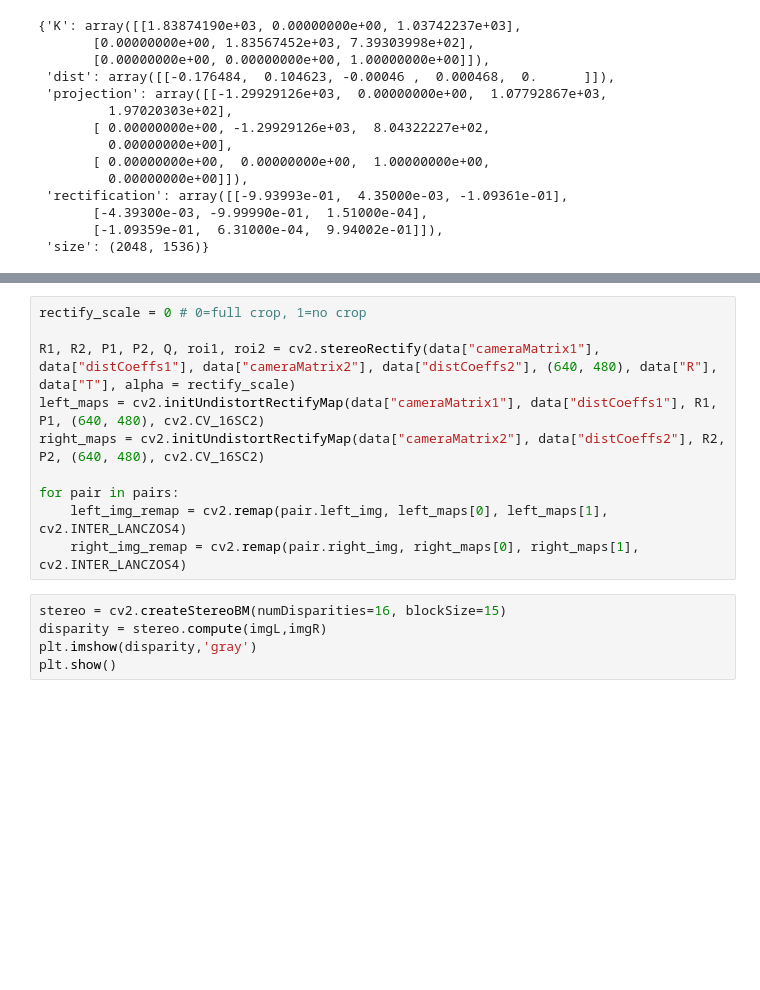
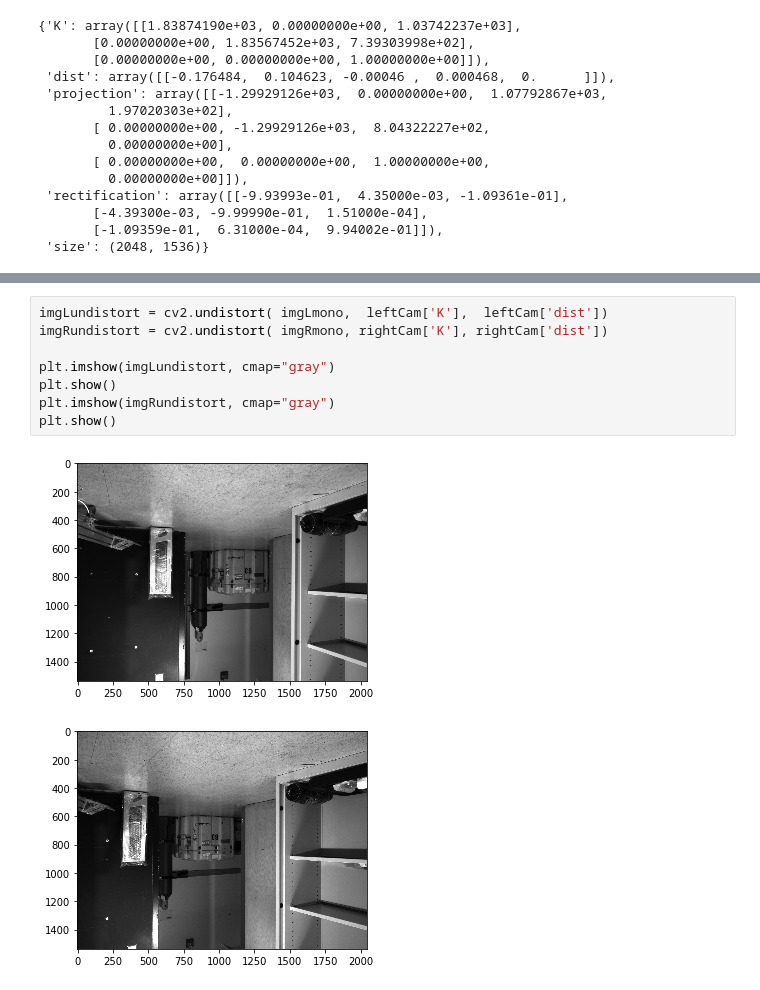
Before and after one commit to amarburg/stereo_disparity_mwe, a Jupyter notebook: Stereo Disparity.ipynb, the cells around one changed output, grey strips where cells are left out. Saved outputs shown, nothing was run; the diff lists cells and outputs as text; blank space fills up the shorter version.

Commit message:
Trying minimum working example of stereo disparity.

```diff
--- a/Stereo Disparity.ipynb
+++ b/Stereo Disparity.ipynb
@@ -62,15 +63,11 @@ pp.pprint(leftCam)
-# %%
-rectify_scale = 0 # 0=full crop, 1=no crop
-
-R1, R2, P1, P2, Q, roi1, roi2 = cv2.stereoRectify(data["cameraMatrix1"], data["distCoeffs1"], data["cameraMatrix2"], data["distCoeffs2"], (640, 480), data["R"], data["T"], alpha = rectify_scale)
-left_maps = cv2.initUndistortRectifyMap(data["cameraMatrix1"], data["distCoeffs1"], R1, P1, (640, 480), cv2.CV_16SC2)
-right_maps = cv2.initUndistortRectifyMap(data["cameraMatrix2"], data["distCoeffs2"], R2, P2, (640, 480), cv2.CV_16SC2)
-
-for pair in pairs:
-    left_img_remap = cv2.remap(pair.left_img, left_maps[0], left_maps[1], cv2.INTER_LANCZOS4)
-    right_img_remap = cv2.remap(pair.right_img, right_maps[0], right_maps[1], cv2.INTER_LANCZOS4)
-# %%
-stereo = cv2.createStereoBM(numDisparities=16, blockSize=15)
-disparity = stereo.compute(imgL,imgR)
-plt.imshow(disparity,'gray')
-plt.show()
+# %%
+imgLundistort = cv2.undistort( imgLmono,  leftCam['K'],  leftCam['dist'])
+imgRundistort = cv2.undistort( imgRmono, rightCam['K'], rightCam['dist'])
+
+plt.imshow(imgLundistort, cmap="gray")
+plt.show()
+plt.imshow(imgRundistort, cmap="gray")
+plt.show()
+# %% [output]
+[figure, added]
+[figure, added]
```
Also changed, not shown: parts of 7 cells of this notebook, 4 other files.
